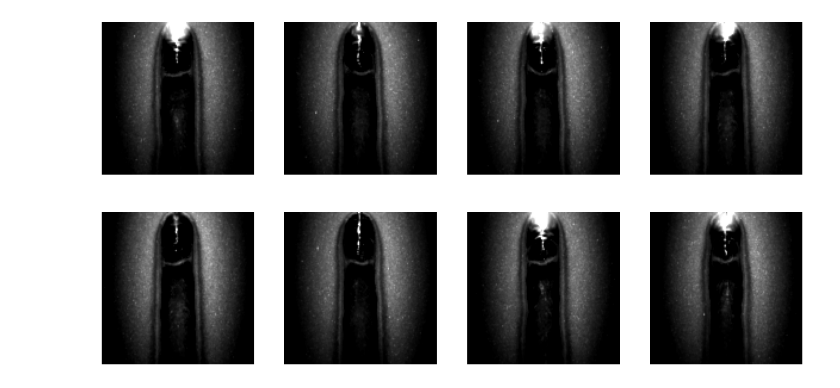
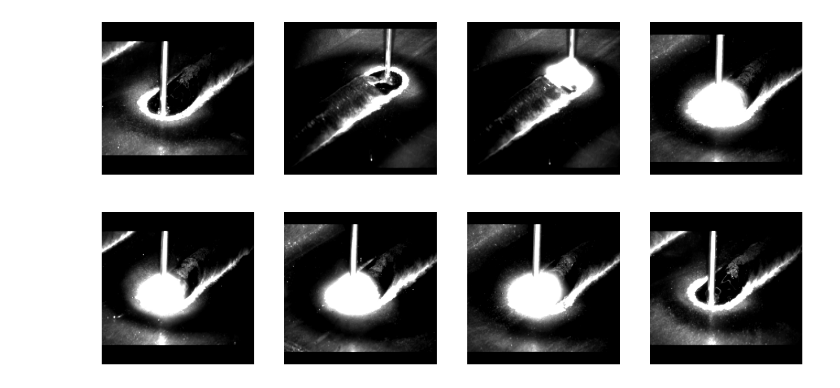
Before and after one commit to albers-btu/WAAMAnomalyDetection, a Jupyter notebook: notebooks/VQVCAE_20251202.ipynb, the cells around one changed output. Saved outputs shown, nothing was run; the diff lists cells and outputs as text; code cells hidden in the pictures.

```diff
--- a/notebooks/VQVCAE_20251202.ipynb
+++ b/notebooks/VQVCAE_20251202.ipynb
@@ -234,47 +226,0 @@ VQ Loss: 0.1534
-# %%
-BATCH_SIZE = 128
-
-class TopCrop(v2.Transform):
-    def __init__(self, top_pixels: int):
-        super().__init__()
-        self.top_pixels = top_pixels
-
-    def transform(self, input, params):
-        if isinstance(input, Image.Image):
-            w, h = input.size
-        else:  # assume tensor with shape [C, H, W]
-            h, w = input.shape[-2], input.shape[-1]
-
-        return v2.functional.crop(input, top=self.top_pixels, left=0,
-                                  height=h-self.top_pixels, width=w)
-
-transform = v2.Compose([
-    TopCrop(350),
-    v2.Resize((128, 128)),
-    v2.ColorJitter(contrast=(2.0, 2.0)),
-    v2.ToImage(),
-    v2.ToDtype(torch.float32, scale=True)
-])
-
-dataset = Kantec2509Dataset(transform=transform)
-
-train_size = int(0.8 * len(dataset))
-val_size = int(0.1 * len(dataset))
-test_size = len(dataset) - train_size - val_size
-
-train_dataset, val_dataset, test_dataset = random_split(dataset, [train_size, val_size, test_size])
-
-train_dataloader = DataLoader(train_dataset, batch_size=BATCH_SIZE, shuffle=True)
-val_dataloader = DataLoader(val_dataset, batch_size=BATCH_SIZE, shuffle=False)
-test_dataloader = DataLoader(test_dataset, batch_size=BATCH_SIZE, shuffle=False)
-
-batch = next(iter(train_dataloader))
-images = batch
-
-fig, axes = plt.subplots(2, 4, figsize=(16, 8))
-axes = axes.flatten()
-for i, img in enumerate(images[:8]):
-    axes[i].imshow(img.permute(1, 2, 0), cmap="gray")
-    axes[i].axis("off")
-# %% [output]
-[figure, removed]
@@ -301,0 +227,31 @@ reconstruction_criterion = nn.MSELoss()
+# %%
+transform = v2.Compose([
+    v2.Resize((height, width)),
+    v2.Grayscale(num_output_channels=1),
+    v2.ColorJitter(contrast=(2.0, 2.0)),
+    v2.ToImage(),
+    v2.ToDtype(torch.float32, scale=True)
+])
+
+dataset = Kantec2509Dataset(transform=transform)
+
+train_size = int(0.8 * len(dataset))
+val_size = int(0.1 * len(dataset))
+test_size = len(dataset) - train_size - val_size
+
+train_dataset, val_dataset, test_dataset = random_split(dataset, [train_size, val_size, test_size])
+
+train_dataloader = DataLoader(train_dataset, batch_size=batch_size, shuffle=True)
+val_dataloader = DataLoader(val_dataset, batch_size=batch_size, shuffle=False)
+test_dataloader = DataLoader(test_dataset, batch_size=batch_size, shuffle=False)
+
+batch = next(iter(train_dataloader))
+images = batch
+
+fig, axes = plt.subplots(2, 4, figsize=(16, 8))
+axes = axes.flatten()
+for i, img in enumerate(images[:8]):
+    axes[i].imshow(img.permute(1, 2, 0), cmap="gray")
+    axes[i].axis("off")
+# %% [output]
+[figure, added]
```
Also changed, not shown: parts of 14 cells of this notebook, 2 other files.
